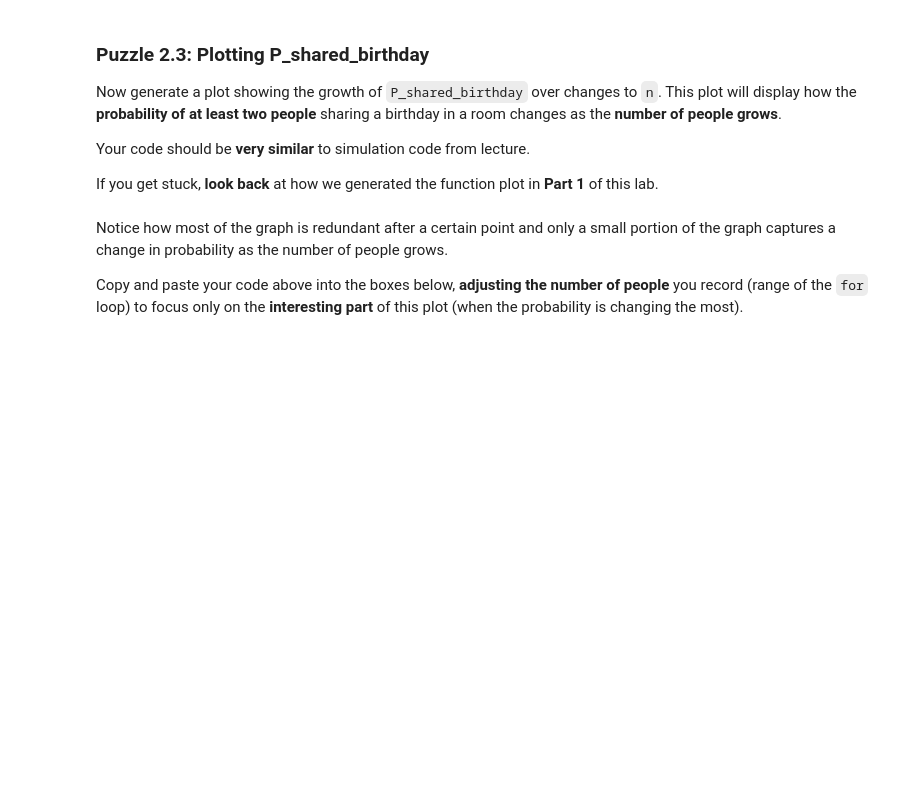
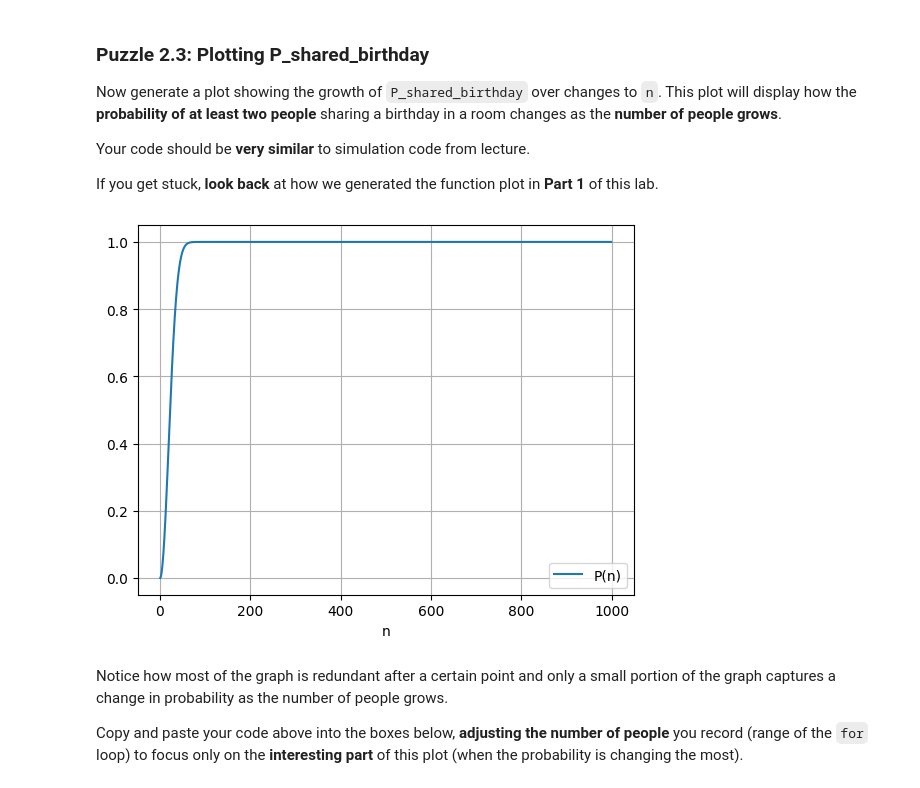
Before and after one commit to ryguy2k4/stat107, a Jupyter notebook: lab_probability/lab_probability.ipynb, the cells around one changed output. Drawn from its saved outputs; the diff is of its cells as text; code cells hidden in the pictures; blank space fills up the shorter version.

```diff
--- a/lab_probability/lab_probability.ipynb
+++ b/lab_probability/lab_probability.ipynb
@@ -114,7 +124,7 @@ Complete the function `p_my_birthday(n)`, where `n` is the parameter, that **ret
 # %%
 # Defining the function
 def p_my_birthday(n):
-    return ...
+    return 1 - (364/365)**n
 # %% [markdown]
 ### Running Your Function
 
@@ -325,3 +358,15 @@ If you get stuck, **look back** at how we generated the function plot in **Part
+# %%
+# Create the DataFrame:
+data = []
+for i in range(1,1000):
+    d = {"n": i, "P(n)": P_shared_birthday(i)}
+    data.append(d)
+df = pd.DataFrame(data)
+# %%
+# Plot the DataFrame:
+plot = df.plot.line(y='P(n)', x='n', grid=True)
+# %% [output]
+[figure, added]
 # %% [markdown]
 Notice how most of the graph is redundant after a certain point and only a small portion of the graph captures a change in probability as the number of people grows.
 
```
Also changed, not shown: parts of 45 cells of this notebook.
